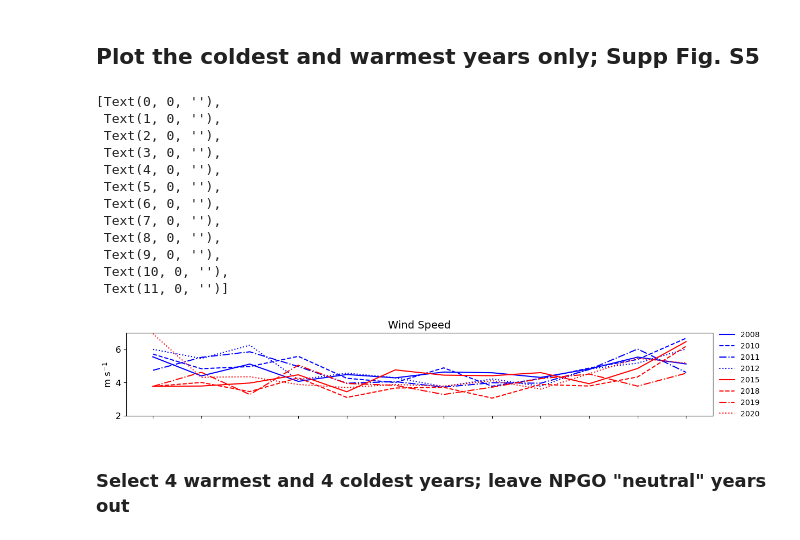
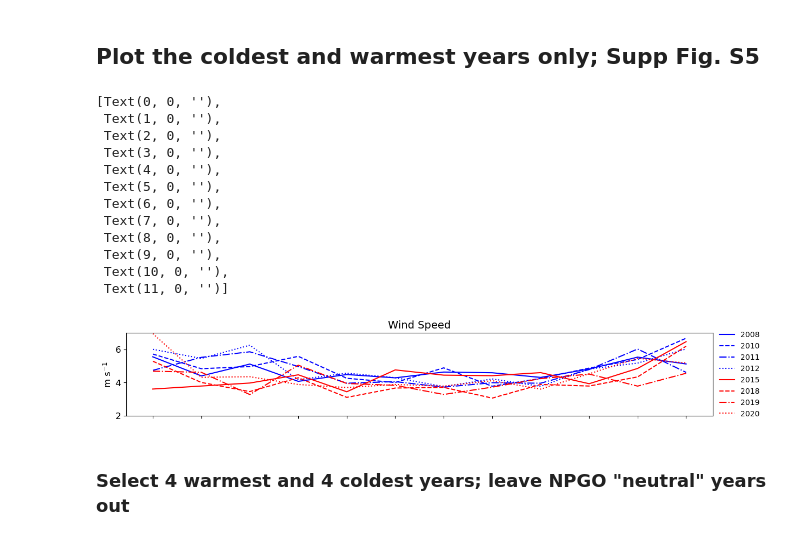
Before and after one commit to SalishSeaCast/Suchyetal_NPGOpaper, a Jupyter notebook: notebooks/HRDPSWinds_Data.ipynb, the cells around one changed output. Drawn from its saved outputs; the diff is of its cells as text; code cells hidden in the pictures.

```diff
--- a/notebooks/HRDPSWinds_Data.ipynb
+++ b/notebooks/HRDPSWinds_Data.ipynb
@@ -2528,12 +2528,12 @@ y4=[Jan2010,Feb2010,Mar2010,Apr2010,May2010,Jun2010,Jul2010,Aug2010,Sep2010,Oct2
 y5=[Jan2011,Feb2011,Mar2011,Apr2011,May2011,Jun2011,Jul2011,Aug2011,Sep2011,Oct2011,Nov2011,Dec2011]
 y6=[Jan2012,Feb2012,Mar2012,Apr2012,May2012,Jun2012,Jul2012,Aug2012,Sep2012,Oct2012,Nov2012,Dec2012]
 y7=[Jan2013,Feb2013,Mar2013,Apr2013,May2013,Jun2013,Jul2013,Aug2013,Sep2013,Oct2013,Nov2013,Dec2013]
-y8=[Jan2013,Feb2014,Mar2014,Apr2014,May2014,Jun2014,Jul2014,Aug2014,Sep2014,Oct2014,Nov2014,None]
-y9=[Jan2013,Feb2015,Mar2015,Apr2015,May2015,Jun2015,Jul2015,Aug2015,Sep2015,Oct2015,Nov2015,Dec2015]
-y10=[Jan2013,Feb2016,Mar2016,Apr2016,May2016,Jun2016,Jul2016,Aug2016,Sep2016,Oct2016,Nov2016,Dec2016]
-y11=[Jan2013,Feb2017,Mar2017,Apr2017,May2017,Jun2017,Jul2017,Aug2017,Sep2017,Oct2017,Nov2017,Dec2017]
-y12=[Jan2013,Feb2018,Mar2018,Apr2018,May2018,Jun2018,Jul2018,Aug2018,Sep2018,Oct2018,Nov2018,Dec2018]
-y13=[Jan2013,Feb2019,Mar2019,Apr2019,May2019,Jun2019,Jul2019,Aug2019,Sep2019,Oct2019,Nov2019,Dec2019]
+y8=[Jan2014,Feb2014,Mar2014,Apr2014,May2014,Jun2014,Jul2014,Aug2014,Sep2014,Oct2014,Nov2014,None]
+y9=[Jan2015,Feb2015,Mar2015,Apr2015,May2015,Jun2015,Jul2015,Aug2015,Sep2015,Oct2015,Nov2015,Dec2015]
+y10=[Jan2016,Feb2016,Mar2016,Apr2016,May2016,Jun2016,Jul2016,Aug2016,Sep2016,Oct2016,Nov2016,Dec2016]
+y11=[Jan2017,Feb2017,Mar2017,Apr2017,May2017,Jun2017,Jul2017,Aug2017,Sep2017,Oct2017,Nov2017,Dec2017]
+y12=[Jan2018,Feb2018,Mar2018,Apr2018,May2018,Jun2018,Jul2018,Aug2018,Sep2018,Oct2018,Nov2018,Dec2018]
+y13=[Jan2019,Feb2019,Mar2019,Apr2019,May2019,Jun2019,Jul2019,Aug2019,Sep2019,Oct2019,Nov2019,Dec2019]
 y14=[Jan2020,Feb2020,Mar2020,Apr2020,May2020,Jun2020,Jul2020,Aug2020,Sep2020,Oct2020,Nov2020,Dec2020]
 
 #ax.plot(x, y1,label='2007')
@@ -2544,34 +2544,34 @@ ax.plot(x, y5,label='2011',color='b',linestyle='-.')
 ax.plot(x, y6,label='2012',color='b',linestyle=':')
 #ax.plot(x, y7,label='2013')
 #ax.plot(x, y8,label='2014',linestyle='--'
 #ax.plot(x, y9,label='2015',linestyle='--')
 #ax.plot(x, y10,label='2016',linestyle='--')
 ax.plot(x, y9,label='2015',color='r',linestyle='-')
 ax.plot(x, y12,label='2018',color='r',linestyle='--')
 ax.plot(x, y13,label='2019',color='r',linestyle='-.')
 ax.plot(x, y14,label='2020',color='r',linestyle=':')
 
 ax.set_title('Wind Speed',fontsize=14)
 ax.legend(frameon=False,loc='center left', bbox_to_anchor=(1, 0.5))
 ax.set_ylim(2,7)
 ax.set_ylabel('m s$^{-1}$',fontsize=12)
 ax.xaxis.set_tick_params(labelsize=12)
 ax.yaxis.set_tick_params(labelsize=12)
 ax.set_xticklabels([])
 # %% [output]
 [Text(0, 0, ''),
  Text(1, 0, ''),
  Text(2, 0, ''),
  Text(3, 0, ''),
  Text(4, 0, ''),
  Text(5, 0, ''),
  Text(6, 0, ''),
  Text(7, 0, ''),
  Text(8, 0, ''),
  Text(9, 0, ''),
  Text(10, 0, ''),
  Text(11, 0, '')]
-[figure, old version]
+[figure, new version]
 # %% [markdown]
 ### Select 4 warmest and 4 coldest years; leave NPGO "neutral" years out
 # %%
```
Also changed, not shown: parts of 8 cells of this notebook, 15 other files.
